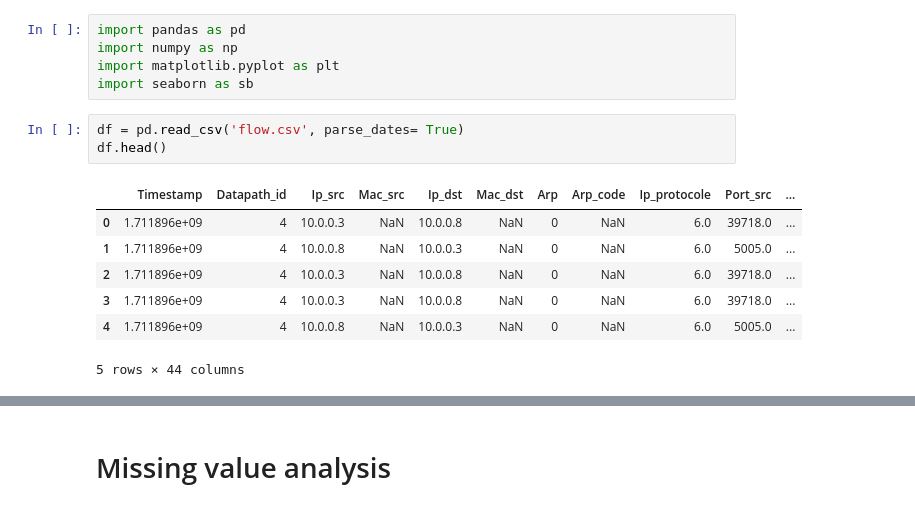
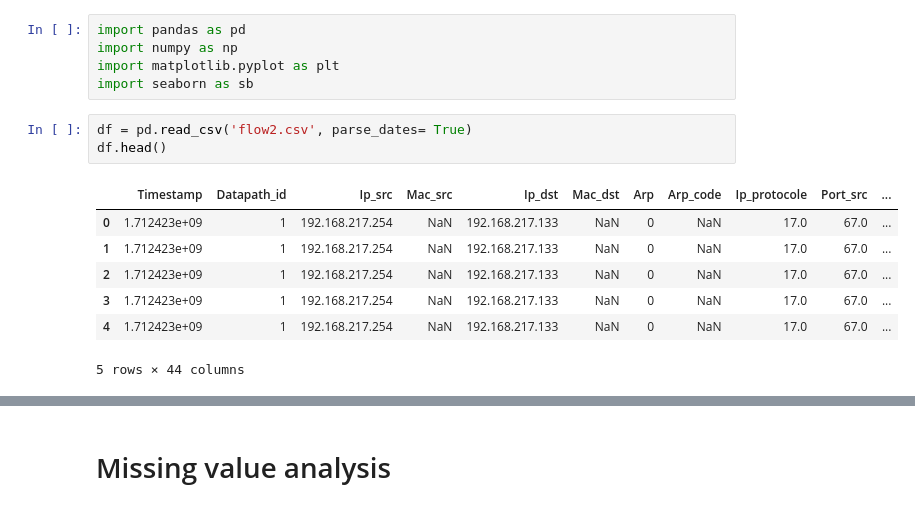
Before and after one commit to kahinalrk/PFE, a Jupyter notebook: GAN.ipynb, the cells around one changed output, grey strips where cells are left out. Saved outputs shown, nothing was run; the diff lists cells and outputs as text.

```diff
--- a/GAN.ipynb
+++ b/GAN.ipynb
@@ -6,15 +6,15 @@ import numpy as np
 import matplotlib.pyplot as plt
 import seaborn as sb
 # %%
-df = pd.read_csv('flow.csv', parse_dates= True)
+df = pd.read_csv('flow2.csv', parse_dates= True)
 df.head()
 # %% [output]
 |  | Timestamp | Datapath_id | Ip_src | Mac_src | Ip_dst | Mac_dst | Arp | Arp_code | Ip_protocole | Port_src | ... |
-| 0 | 1.711896e+09 | 4 | 10.0.0.3 | NaN | 10.0.0.8 | NaN | 0 | NaN | 6.0 | 39718.0 | ... |
-| 1 | 1.711896e+09 | 4 | 10.0.0.8 | NaN | 10.0.0.3 | NaN | 0 | NaN | 6.0 | 5005.0 | ... |
-| 2 | 1.711896e+09 | 4 | 10.0.0.3 | NaN | 10.0.0.8 | NaN | 0 | NaN | 6.0 | 39718.0 | ... |
-| 3 | 1.711896e+09 | 4 | 10.0.0.3 | NaN | 10.0.0.8 | NaN | 0 | NaN | 6.0 | 39718.0 | ... |
-| 4 | 1.711896e+09 | 4 | 10.0.0.8 | NaN | 10.0.0.3 | NaN | 0 | NaN | 6.0 | 5005.0 | ... |
+| 0 | 1.712423e+09 | 1 | 192.168.217.254 | NaN | 192.168.217.133 | NaN | 0 | NaN | 17.0 | 67.0 | ... |
+| 1 | 1.712423e+09 | 1 | 192.168.217.254 | NaN | 192.168.217.133 | NaN | 0 | NaN | 17.0 | 67.0 | ... |
+| 2 | 1.712423e+09 | 1 | 192.168.217.254 | NaN | 192.168.217.133 | NaN | 0 | NaN | 17.0 | 67.0 | ... |
+| 3 | 1.712423e+09 | 1 | 192.168.217.254 | NaN | 192.168.217.133 | NaN | 0 | NaN | 17.0 | 67.0 | ... |
+| 4 | 1.712423e+09 | 1 | 192.168.217.254 | NaN | 192.168.217.133 | NaN | 0 | NaN | 17.0 | 67.0 | ... |
 5 rows × 44 columns
 # %%
 df.shape
```
Also changed, not shown: parts of 27 cells of this notebook.
